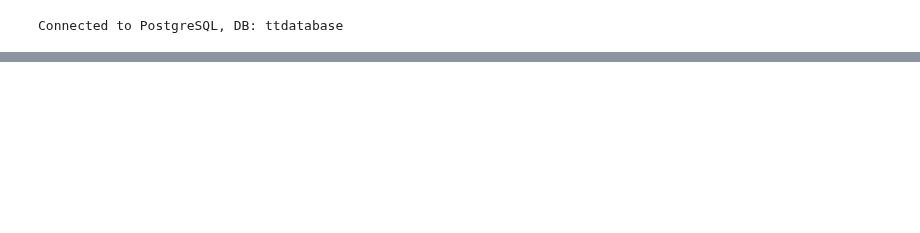
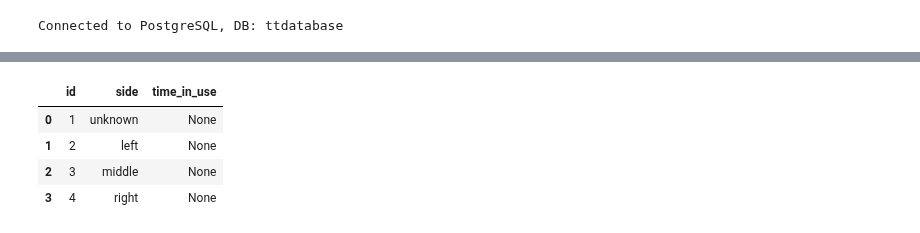
Before and after one commit to kaasimir/tensionterminator, a Jupyter notebook: notebooks/db_statistik/bodyside_stats.ipynb, the cells around one changed output, grey strips where cells are left out. Drawn from its saved outputs; the diff is of its cells as text; code cells hidden in the pictures; blank space fills up the shorter version.

```diff
--- a/notebooks/db_statistik/bodyside_stats.ipynb
+++ b/notebooks/db_statistik/bodyside_stats.ipynb
@@ -49,0 +50,8 @@ FROM bodyside
+# %%
+tools_df
+# %% [output]
+|  | id | side | time_in_use |
+| 0 | 1 | unknown | None |
+| 1 | 2 | left | None |
+| 2 | 3 | middle | None |
+| 3 | 4 | right | None |
```
Also changed, not shown: parts of 5 cells of this notebook, 2 other files.
